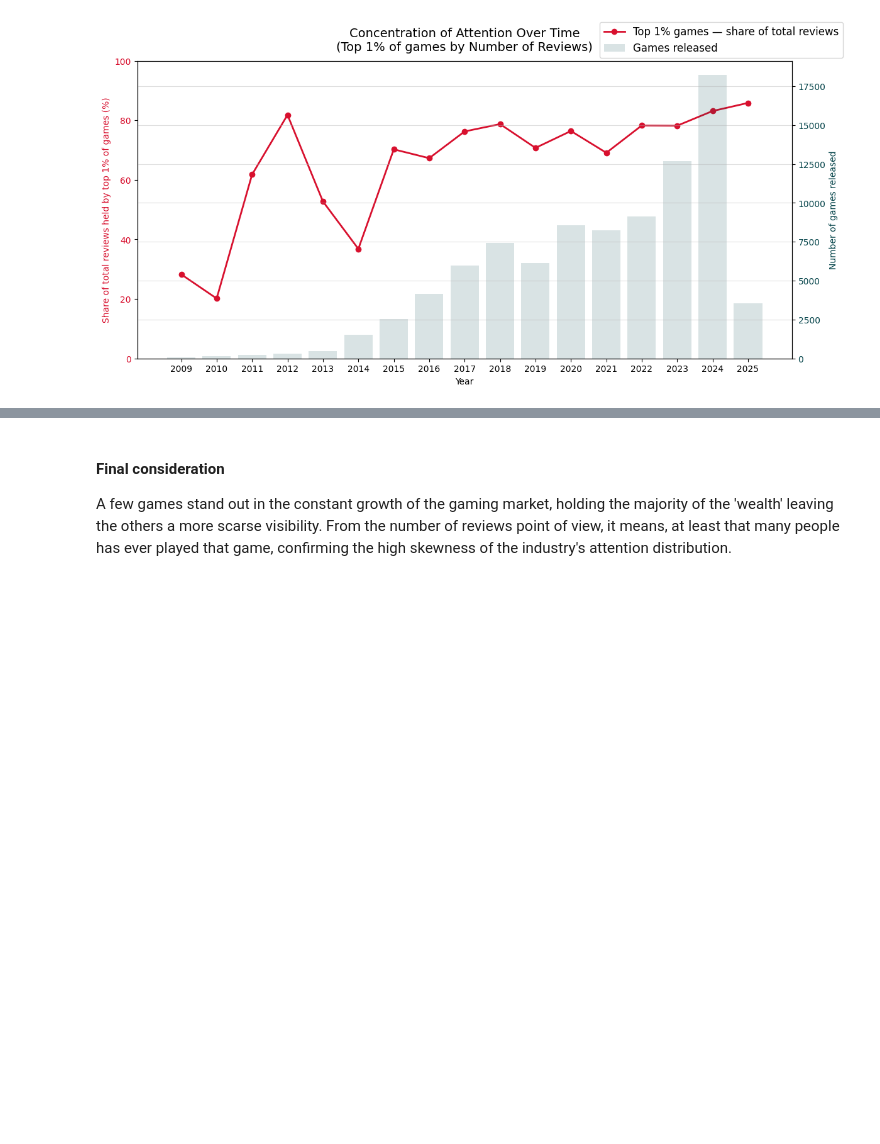
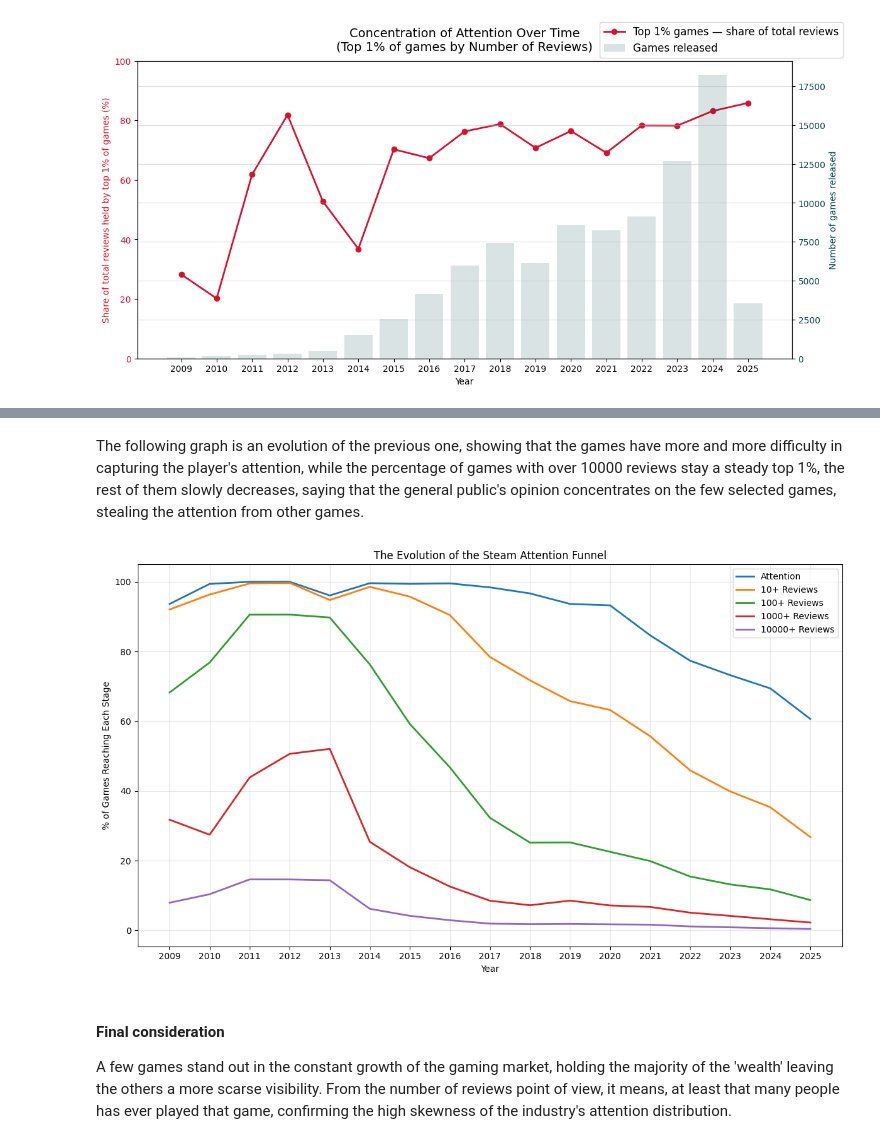
Before and after one commit to Jingrui-Zhu/SLDV, a Jupyter notebook: data_analysis.ipynb, the cells around one changed output, grey strips where cells are left out. Saved outputs shown, nothing was run; the diff lists cells and outputs as text; code cells hidden in the pictures; blank space fills up the shorter version.

```diff
--- a/data_analysis.ipynb
+++ b/data_analysis.ipynb
@@ -650,3 +700,51 @@ plt.show()
+# %% [markdown]
+The following graph is an evolution of the previous one, showing that the games have more and more difficulty in capturing the player's attention, while the percentage of games with over 10000 reviews stay a steady top 1%, the rest of them slowly decreases, saying that the general public's opinion concentrates on the few selected games, stealing the attention from other games.
+# %%
+# definizione giochi morti
+dead = ((df["num_reviews_total"] == 0) & (df["peak_ccu"] == 0) & (df["average_playtime_forever"] == 0))
+years = sorted(df["year"].dropna().unique())
+records = []
+
+for year in years:
+    subset = df[df["year"] == year]
+    total = len(subset)
+
+    if total < 20:  # evita anni con pochissimi giochi
+        continue
+
+    records.append({
+            "year": year,
+            # Attention defines the percentage of games that have at least some attention (not dead)
+            "Attention": ((~dead.loc[subset.index]).sum() / total) * 100,
+            "10+ Reviews": ((subset["num_reviews_total"] >= 10).sum() / total) * 100,
+            "100+ Reviews": ((subset["num_reviews_total"] >= 100).sum() / total) * 100,
+            "1000+ Reviews": ((subset["num_reviews_total"] >= 1000).sum() / total) * 100,
+            "10000+ Reviews": ((subset["num_reviews_total"] >= 10000).sum() / total) * 100,
+        })
+
+funnel_year = pd.DataFrame(records)
+
+fig, ax = plt.subplots(figsize=(12, 7))
+
+for col in [
+    "Attention",
+    "10+ Reviews",
+    "100+ Reviews",
+    "1000+ Reviews",
+    "10000+ Reviews",
+]:
+    ax.plot(funnel_year["year"], funnel_year[col], linewidth=2, label=col)
+
+ax.set_title("The Evolution of the Steam Attention Funnel")
+ax.set_xlabel("Year")
+ax.set_ylabel("% of Games Reaching Each Stage")
+ax.legend()
+plt.grid(alpha=0.3)
+plt.xticks(funnel_year["year"], rotation=0)
+plt.tight_layout()
+plt.show()
+# %% [output]
+[figure, added]
 # %% [markdown]
 #### Final consideration
 A few games stand out in the constant growth of the gaming market, holding the majority of the 'wealth' leaving the others a more scarse visibility. From the number of reviews point of view, it means, at least that many people has ever played that game, confirming the high skewness of the industry's attention distribution.
```
Also changed, not shown: parts of 9 cells of this notebook.
